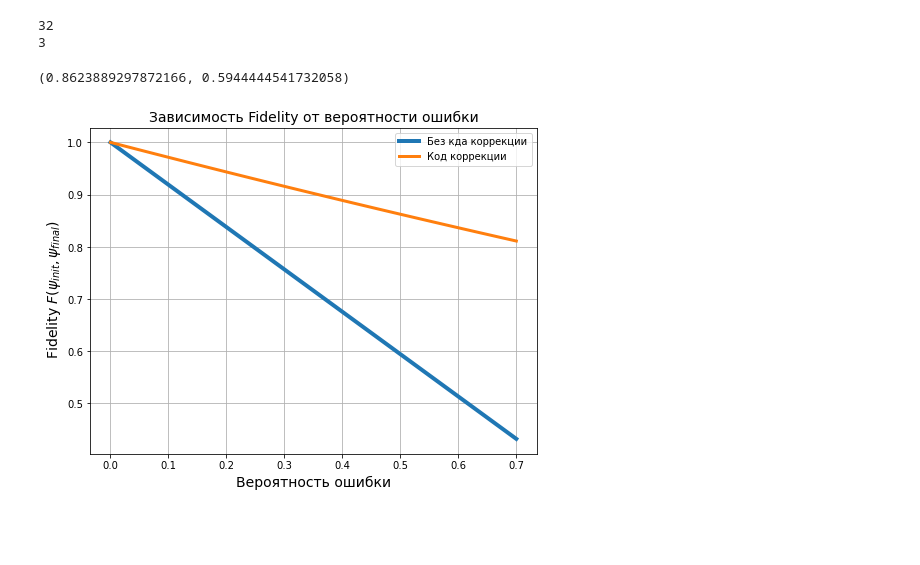
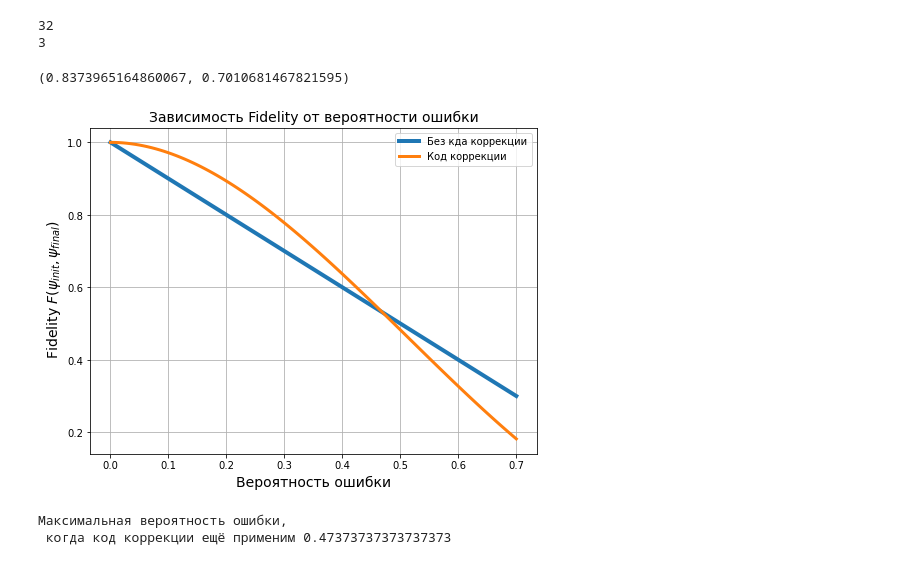
Before and after one commit to Stasononoff/MSU_Prac, a Jupyter notebook: Prac6/Prac6.ipynb, the cells around one changed output. Drawn from its saved outputs; the diff is of its cells as text; code cells hidden in the pictures; blank space fills up the shorter version.

```diff
--- a/Prac6/Prac6.ipynb
+++ b/Prac6/Prac6.ipynb
@@ -232,11 +363,12 @@ def kraus_list(p, wire, n):
     return [E0,E1,E2]
 
 # применяет приближённый оператор Краусса, пользуясь корневым подходом
-def apply_kraus(coefs_list, p, wire, rank = 5):
+def apply_kraus(coefs_list, p, wire):
     coefs_list_new = []
     k_list = kraus_list(p, wire, int(np.log2(len(coefs_list[0]))))
-    for kraus in k_list:
-        for coefs in coefs_list:
+    for coefs in coefs_list:
+        for kraus in k_list:
+
             coefs_list_new.append(np.dot(kraus, coefs))
 
     return coefs_list_new
@@ -278,16 +466,10 @@ def apply_error(coefs, p, err_correction = False):
 
 
         coefs = code_correction(coefs)
-
         coefs_list = np.array([coefs])
 
-        coefs_list = apply_correction(coefs_list)
-
-        coefs_list = np.array(coefs_list)
-        rho = np.dot(np.conjugate(coefs_list).T, coefs_list)
-        rho_A, _ = split_system_rho(rho, 3, 2)
-
-
+        coefs_list = find_syndrom(coefs_list)
+        rho_clear = correct_errors(coefs_list)
 
         # Найдём итоговое состояние с воздействием ошибки
         coefs = copy.deepcopy(cc)
@@ -299,26 +481,23 @@ def apply_error(coefs, p, err_correction = False):
 
         coefs_list = np.array(coefs_list)
 
-        coefs_list = apply_correction(coefs_list)
-
-        coefs_list = np.array(coefs_list)
-        rho_new = np.dot(np.conjugate(coefs_list).T, coefs_list)
-        rho_A_new, _ = split_system_rho(rho_new, 3, 2)
+        coefs_list = find_syndrom(coefs_list)
+        rho_new = correct_errors(coefs_list)
 
 
 
 
-        F = Fidelity(rho_A, rho_A_new)
+        F = Fidelity(rho_clear, rho_new)
 
     return F
 # %%
 coefs0 = 1/np.sqrt(3)*(np.array([1,0]) + 1j*np.sqrt(2)*np.array([0,1]))
-p = 0.5
+p = 0.2
 f1 = apply_error(coefs0, p = p, err_correction = True)
 f2 = apply_error(coefs0, p = p, err_correction = False)
 f1, f2
 # %% [output]
-(0.8623889297872166, 0.5944444541732058)
+(0.8373965164860067, 0.7010681467821595)
 # %%
 coefs0 = 1/np.sqrt(3)*(np.array([1,0]) + 1j*np.sqrt(2)*np.array([0,1]))
 
@@ -333,16 +512,27 @@ for p in p_list:
 
     F_corr = apply_error(coefs0, p = p, err_correction = True)
     F_corr_list.append(F_corr)
+
+F_corr_list = np.array(F_corr_list)
+F_no_corr_list = np.array(F_list)
 # %%
 fig, ax = plt.subplots(figsize = (8,6))
 ax.set_title(f'Зависимость Fidelity от вероятности ошибки', fontsize = 14)
-ax.plot(p_list, F_list, label = r'Без кда коррекции', linewidth = 4)
-ax.plot(p_list, F_corr_list, label = r'Код коррекции', linewidth = 3)
+ax.plot(p_list, F_no_сorr_list, label = r'Без кда коррекции', linewidth = 4)
+ax.plot(p_list,F_corr_list, label = r'Код коррекции', linewidth = 3)
 
 plt.grid()
 plt.xlabel(r'Вероятность ошибки', fontsize = 14)
 plt.ylabel(r' Fidelity $F(\psi_{init}, \psi_{final} )$', fontsize = 14)
 plt.legend()
 plt.show()
 # %% [output]
-[figure, old version]
+[figure, new version]
+# %%
+for F,Fc,p in zip(F_no_сorr_list, F_corr_list, p_list):
+    if F>Fc:
+        print('Максимальная вероятность ошибки, \n когда код коррекции ещё применим', p)
+        break
+# %% [output]
+Максимальная вероятность ошибки,
+ когда код коррекции ещё применим 0.47373737373737373
```
Also changed, not shown: parts of 7 cells of this notebook.
